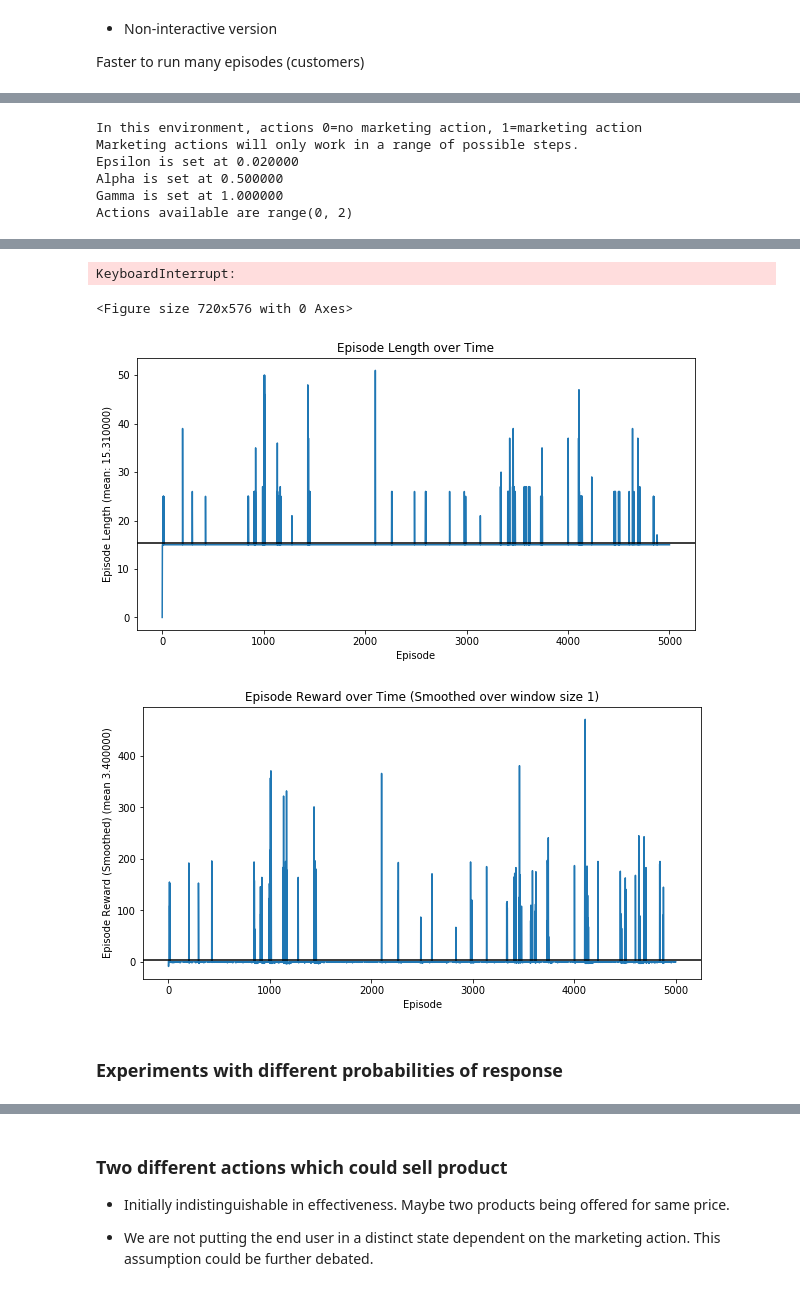
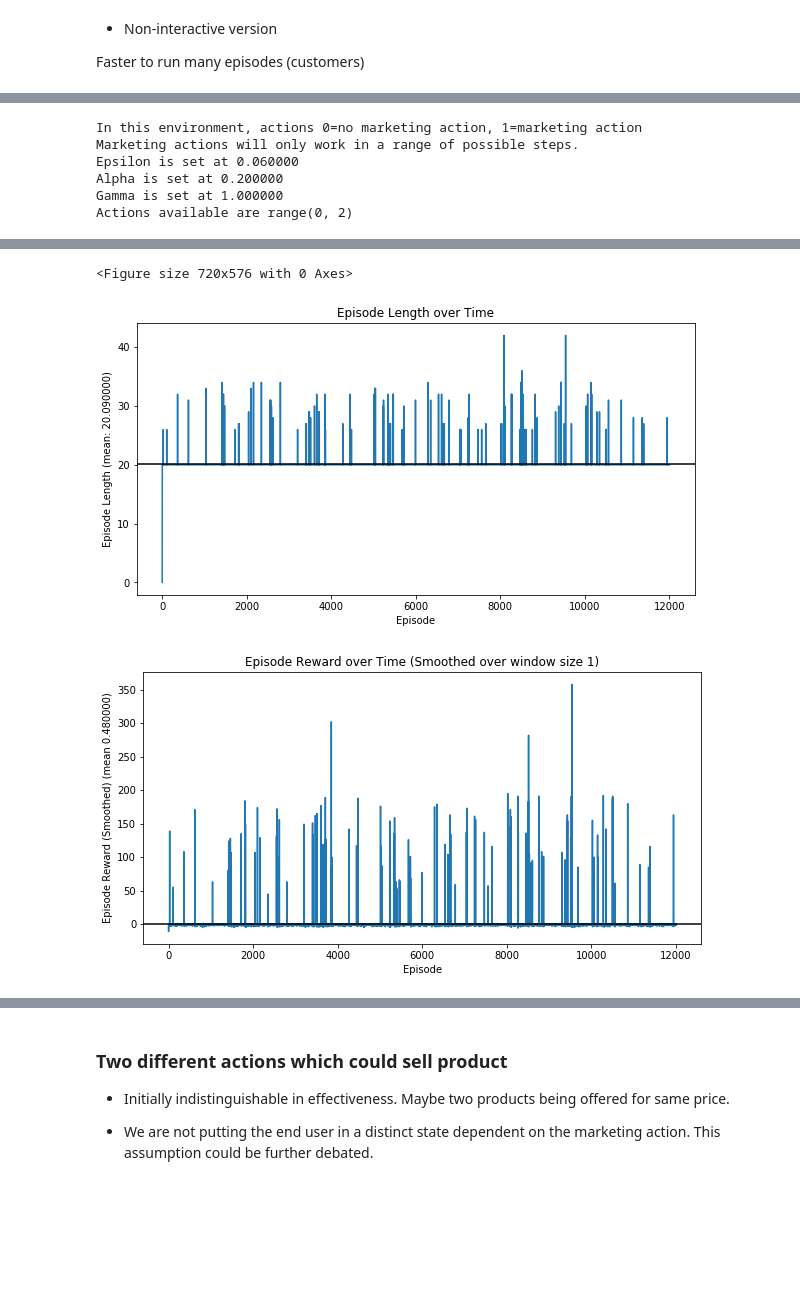
Before and after one commit to extrospective/marketing-rl, a Jupyter notebook: SimpleMarketing/SimpleMarketingTest.ipynb, the cells around one changed output, grey strips where cells are left out. Saved outputs shown, nothing was run; the diff lists cells and outputs as text; code cells hidden in the pictures; blank space fills up the shorter version.

```diff
--- a/SimpleMarketing/SimpleMarketingTest.ipynb
+++ b/SimpleMarketing/SimpleMarketingTest.ipynb
@@ -400,21 +429,17 @@ Actions available are range(0, 2)
 # %%
-interactive = True
-%matplotlib nbagg
-episode_count = 40
-cust = CustomerInventoryDriven(tdeath=51, tmin=25, tmax=50, prob_response=0.2)
-env = SimpleMarketingEnv([cust], cost_marketing_action=1)
-
-#
-# setup higher epsilon otherwise takes long time to learn
-#
-agent = QLearningAgent(range(env.action_space.n),  epsilon=0.02)
+# lower probability of response -- still learned?
+interactive = False
+%matplotlib inline
+episode_count = 12000
+env = SimpleMarketingEnv(cust_list_gauss_025_012, cost_marketing_action=1)
+agent = QLearningAgent(range(env.action_space.n),  alpha=0.2, epsilon=0.06)
 experiment = Experiment(env, agent)
-random.seed(42)
 experiment.run_qlearning(episode_count, interactive)
+agent.print_final_statistics()
 # %% [output]
 In this environment, actions 0=no marketing action, 1=marketing action
 Marketing actions will only work in a range of possible steps.
-Epsilon is set at 0.020000
-Alpha is set at 0.500000
+Epsilon is set at 0.060000
+Alpha is set at 0.200000
 Gamma is set at 1.000000
 Actions available are range(0, 2)
@@ -423,22 +446,3 @@ Actions available are range(0, 2)
-KeyboardInterrupt:
+<Figure size 720x576 with 0 Axes>
+[figure, added]
+[figure, added]
-# %%
-interactive = False
-%matplotlib inline
-episode_count =  5000
-cust = CustomerInventoryDriven(tdeath=15, tmin=10, tmax=13, prob_response=0.2,
-                               own_purchase_prob=0.005, prob_sudden_death = 0.005)
-env = SimpleMarketingEnv([cust], cost_marketing_action=1)
-
-#
-# setup higher epsilon otherwise takes long time to learn
-#
-agent = QLearningAgent(range(env.action_space.n), epsilon=0.02)
-experiment = Experiment(env, agent)
-random.seed(42)
-experiment.run_qlearning(episode_count, interactive)
-# %% [output]
-<Figure size 720x576 with 0 Axes>
-[figure, removed]
-[figure, removed]
-# %% [markdown]
-### Experiments with different probabilities of response
```
Also changed, not shown: parts of 19 cells of this notebook, 1 other file.
